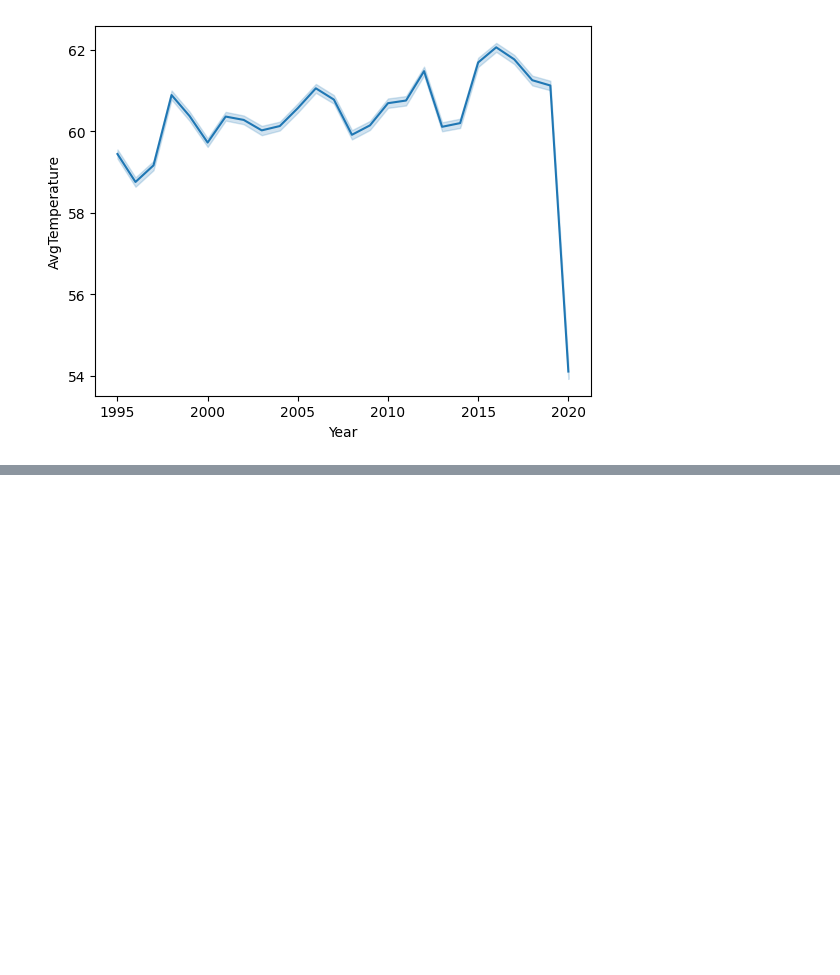
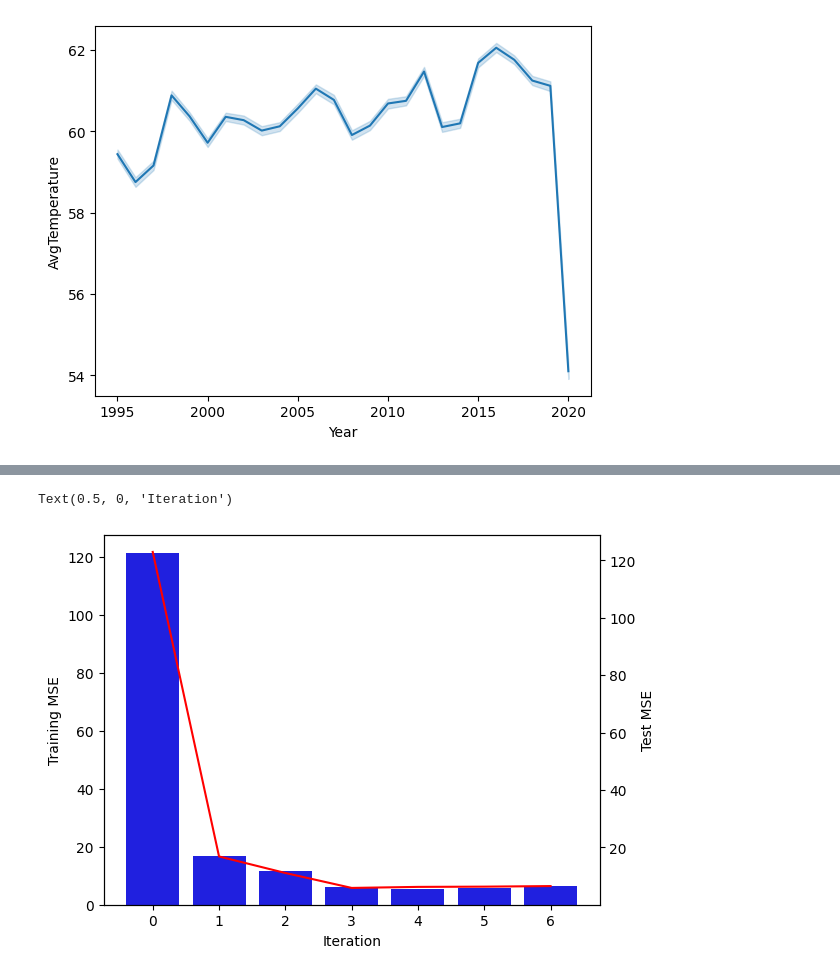
Before and after one commit to CSharpTeoMan911/TemperatureDataAnalysis, a Jupyter notebook: WeatherAnalysys.ipynb, the cells around one changed output, grey strips where cells are left out. Drawn from its saved outputs; the diff is of its cells as text; code cells hidden in the pictures; blank space fills up the shorter version.

Commit message:
* ADDED DATA VISUALISATION

```diff
--- a/WeatherAnalysys.ipynb
+++ b/WeatherAnalysys.ipynb
@@ -127,0 +176,12 @@ R2: 0.9536753134035971
+# %%
+##########################################################################################
+# Comparison of the MSE in predicting training data VS testing data for the Global model #
+##########################################################################################
+p1 = sb.barplot(data=g_comp, x=g_comp.index, y="Training MSE", color="b")
+p1.set_xlabel("Iteration")
+plt.twinx()
+p2 = sb.lineplot(data=g_comp, x=g_comp.index, y="Test MSE",color="r")
+p2.set_xlabel("Iteration")
+# %% [output]
+Text(0.5, 0, 'Iteration')
+[figure, added]
```
Also changed, not shown: parts of 9 cells of this notebook, 2 other files.
